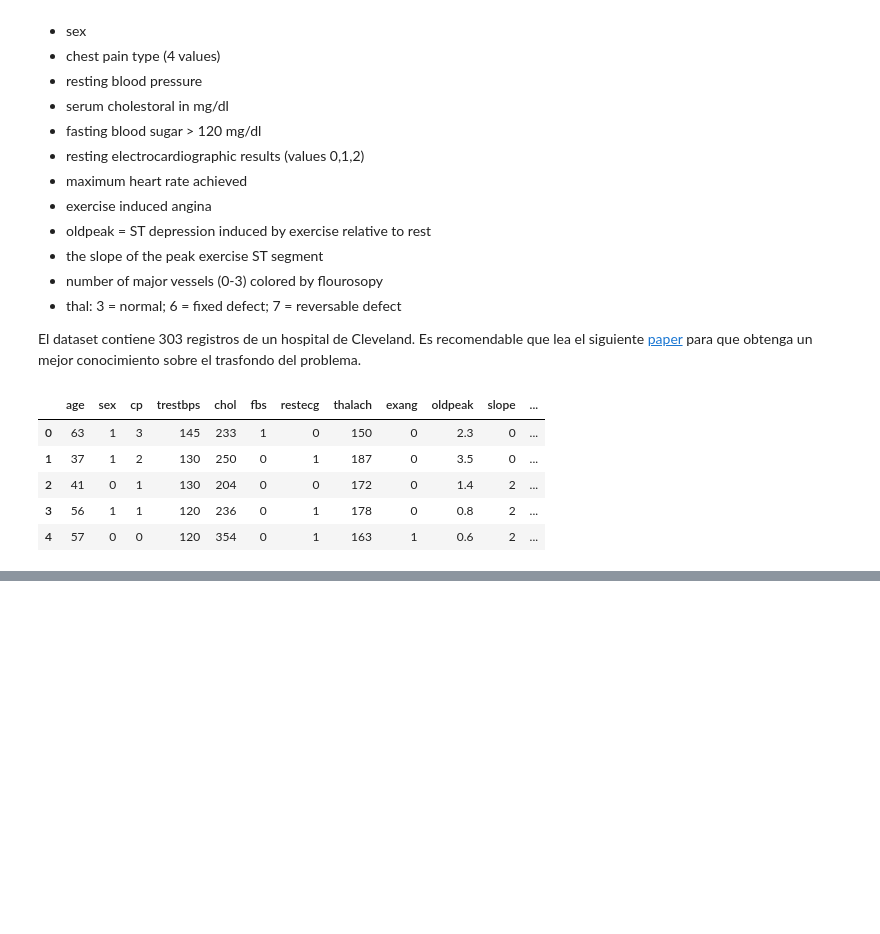
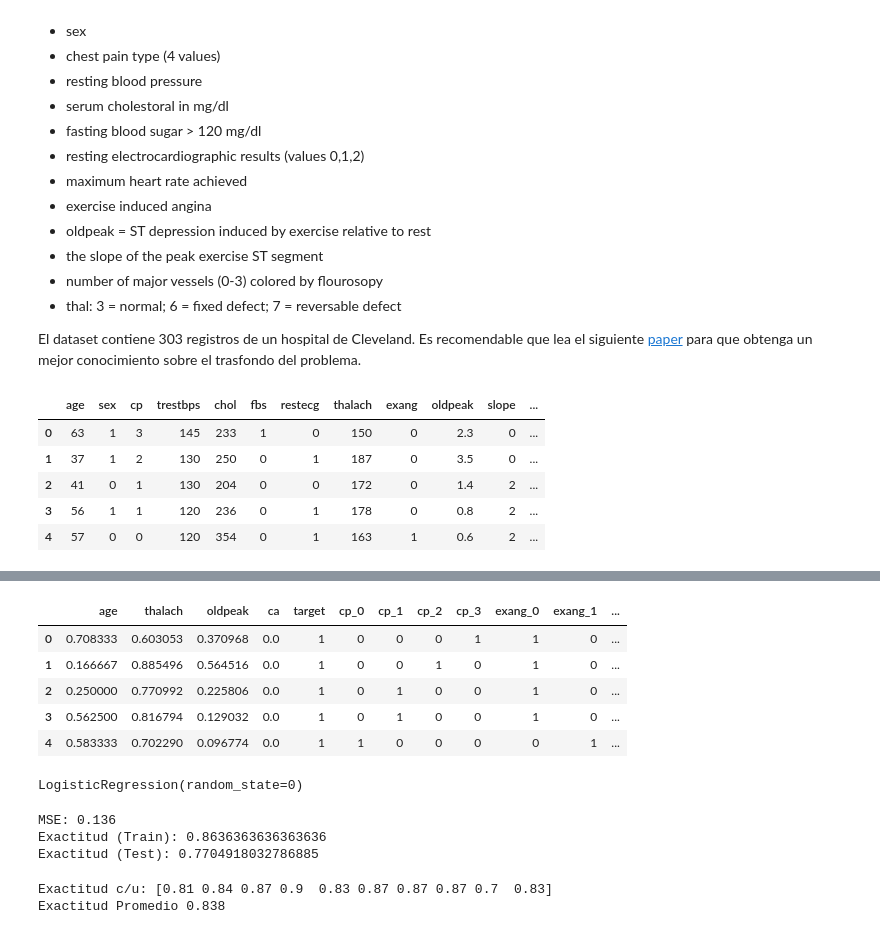
Before and after one commit to agomezs/programa-ia, a Jupyter notebook: S4-ModelosMetricas/4-Practica-Semanal.ipynb, the cells around one changed output, grey strips where cells are left out. Drawn from its saved outputs; the diff is of its cells as text; code cells hidden in the pictures; blank space fills up the shorter version.

```diff
--- a/S4-ModelosMetricas/4-Practica-Semanal.ipynb
+++ b/S4-ModelosMetricas/4-Practica-Semanal.ipynb
@@ -39,0 +120,24 @@ data.head()
+# %%
+# scaling
+from sklearn.preprocessing import MinMaxScaler
+
+def sclaleFeature(feature_values):
+    result = feature_values.values.reshape(-1,1)
+    return MinMaxScaler().fit(result).transform(result)
+
+df_scaled = df_onehot.copy()
+
+df_scaled['age'] = sclaleFeature(df_scaled['age'])
+df_scaled['thalach'] = sclaleFeature(df_scaled['thalach'])
+df_scaled['oldpeak'] = sclaleFeature(df_scaled['oldpeak'])
+df_scaled['ca'] = sclaleFeature(df_scaled['ca'])
+
+
+df_scaled.head()
+# %% [output]
+|  | age | thalach | oldpeak | ca | target | cp_0 | cp_1 | cp_2 | cp_3 | exang_0 | exang_1 | ... |
+| 0 | 0.708333 | 0.603053 | 0.370968 | 0.0 | 1 | 0 | 0 | 0 | 1 | 1 | 0 | ... |
+| 1 | 0.166667 | 0.885496 | 0.564516 | 0.0 | 1 | 0 | 0 | 1 | 0 | 1 | 0 | ... |
+| 2 | 0.250000 | 0.770992 | 0.225806 | 0.0 | 1 | 0 | 1 | 0 | 0 | 1 | 0 | ... |
+| 3 | 0.562500 | 0.816794 | 0.129032 | 0.0 | 1 | 0 | 1 | 0 | 0 | 1 | 0 | ... |
+| 4 | 0.583333 | 0.702290 | 0.096774 | 0.0 | 1 | 1 | 0 | 0 | 0 | 0 | 1 | ... |
@@ -41,3 +154,35 @@ data.head()
 # EJERCICIO - Entrenar Modelo & Resampling
 # Utilize SKlearn para entrenar el modelo de logistic regression.
 # Como ud solo tiene este dataset, recuerde utilizar la mejor tecnica de resampling. (ver notebook #2)
+
+model = LogisticRegression(random_state=0)
+model.fit(X_train, y_train)
+# %% [output]
+LogisticRegression(random_state=0)
+# %%
+# MSE
+y_prima = model.predict(X_train)
+mse = mean_squared_error(y_train, y_prima)
+print('MSE: %.3f' % mse)
+
+# Precision
+acc_train = model.score(X_train, y_train)
+acc_test = model.score(X_test, y_test)
+
+print("Exactitud (Train):", acc_train)
+print("Exactitud (Test):", acc_test)
+# %% [output]
+MSE: 0.136
+Exactitud (Train): 0.8636363636363636
+Exactitud (Test): 0.7704918032786885
+# %%
+# Cross Validation
+from sklearn.model_selection import cross_val_score
+
+scores = cross_val_score(model, X, y, cv=10)
+
+print("Exactitud c/u:", scores)
+print('Exactitud Promedio %.3f' % scores.mean())
+# %% [output]
+Exactitud c/u: [0.81 0.84 0.87 0.9  0.83 0.87 0.87 0.87 0.7  0.83]
+Exactitud Promedio 0.838
```
Also changed, not shown: parts of 11 cells of this notebook, 2 other files.
